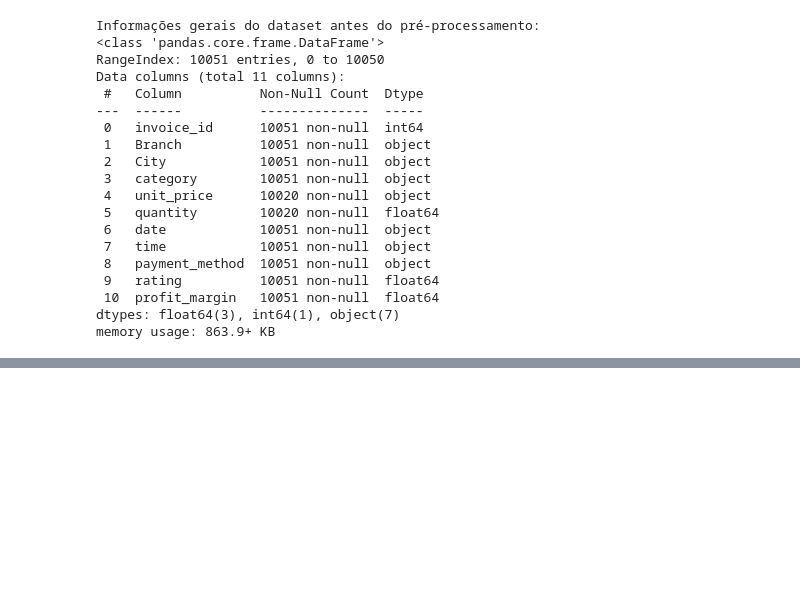
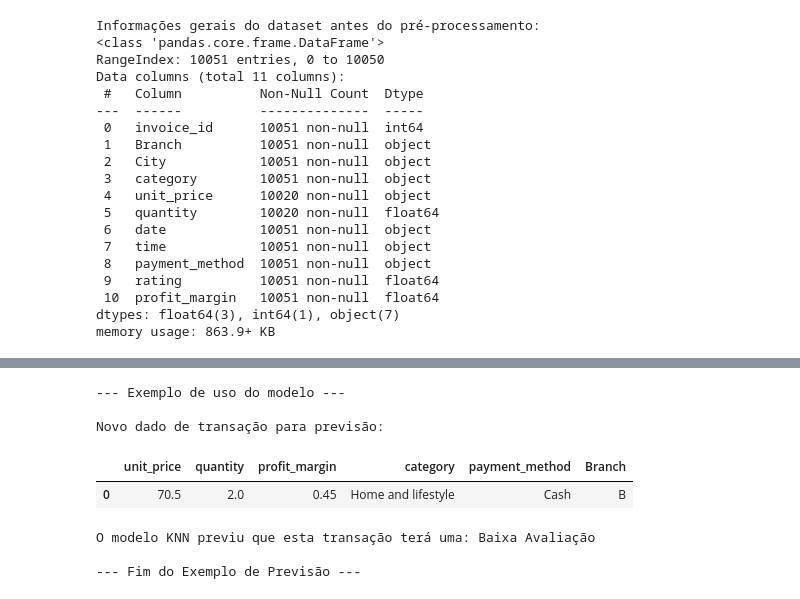
Before and after one commit to Haell39/IAClass_ML_Algorithms, a Jupyter notebook: KNN.ipynb, the cells around one changed output, grey strips where cells are left out. Saved outputs shown, nothing was run; the diff lists cells and outputs as text; code cells hidden in the pictures; blank space fills up the shorter version.

```diff
--- a/KNN.ipynb
+++ b/KNN.ipynb
@@ -54,0 +126,19 @@ memory usage: 863.9+ KB
+# %%
+# 6. Criar um pré-processador usando ColumnTransformer e Pipeline
+# Standardscaler --> colunas numéricas
+# OneHotEncoder --> colunas categóricas
+preprocessor = ColumnTransformer(
+    transformers=[
+        ('num', StandardScaler(), numeric_features),
+        ('cat', OneHotEncoder(handle_unknown='ignore'), categorical_features)
+    ])
+# %%
+# 7. Dividir os dados em conjuntos de treinamento e teste
+# test_size=0.3  30% dos dados serão usados pra teste
+# random_state=42 é só pra garantir que a divisão seja sempre a mesma em execuções diferentes
+# stratify=y é pra garantir que a proporção das classes de 'High_Rating' seja mantida nos conjuntos de treino e teste
+X_train, X_test, y_train, y_test = train_test_split(X, y, test_size=0.3, random_state=42, stratify=y)
+
+print(f"\nDados divididos: Treino={len(X_train)} amostras, Teste={len(X_test)} amostras.")
+print(f"Proporção de 'High_Rating' no treino:\n{y_train.value_counts(normalize=True)}")
+print(f"Proporção de 'High_Rating' no teste:\n{y_test.value_counts(normalize=True)}")
@@ -54,0 +233,33 @@ memory usage: 863.9+ KB
+# %%
+print("--- Exemplo de uso do modelo ---")
+
+novo_dado_transacao = pd.DataFrame({
+    'unit_price': [70.50],           #  preço unitário hipotético
+    'quantity': [2.0],               # Duas unidades compradas
+    'profit_margin': [0.45],         # Margem de lucro de 45%
+    'category': ['Home and lifestyle'], # Categoria do produto
+    'payment_method': ['Cash'],      # Método de pagamento
+    'Branch': ['B']                  # Filial da transação
+})
+
+print("\nNovo dado de transação para previsão:")
+display(novo_dado_transacao)
+
+
+previsao_bruta = knn_pipeline.predict(novo_dado_transacao)
+
+# lembrando que o modelo retorna 1 para 'Alta Avaliação' e 0 para 'Baixa Avaliação'
+resultado_legivel = 'Alta Avaliação' if previsao_bruta[0] == 1 else 'Baixa Avaliação'
+
+print(f"\nO modelo KNN previu que esta transação terá uma: {resultado_legivel}")
+
+print("\n--- Fim do Exemplo de Previsão ---")
+# %% [output]
+--- Exemplo de uso do modelo ---
+
+Novo dado de transação para previsão:
+|  | unit_price | quantity | profit_margin | category | payment_method | Branch |
+| 0 | 70.5 | 2.0 | 0.45 | Home and lifestyle | Cash | B |
+O modelo KNN previu que esta transação terá uma: Baixa Avaliação
+
+--- Fim do Exemplo de Previsão ---
```
Also changed, not shown: parts of 8 cells of this notebook.
